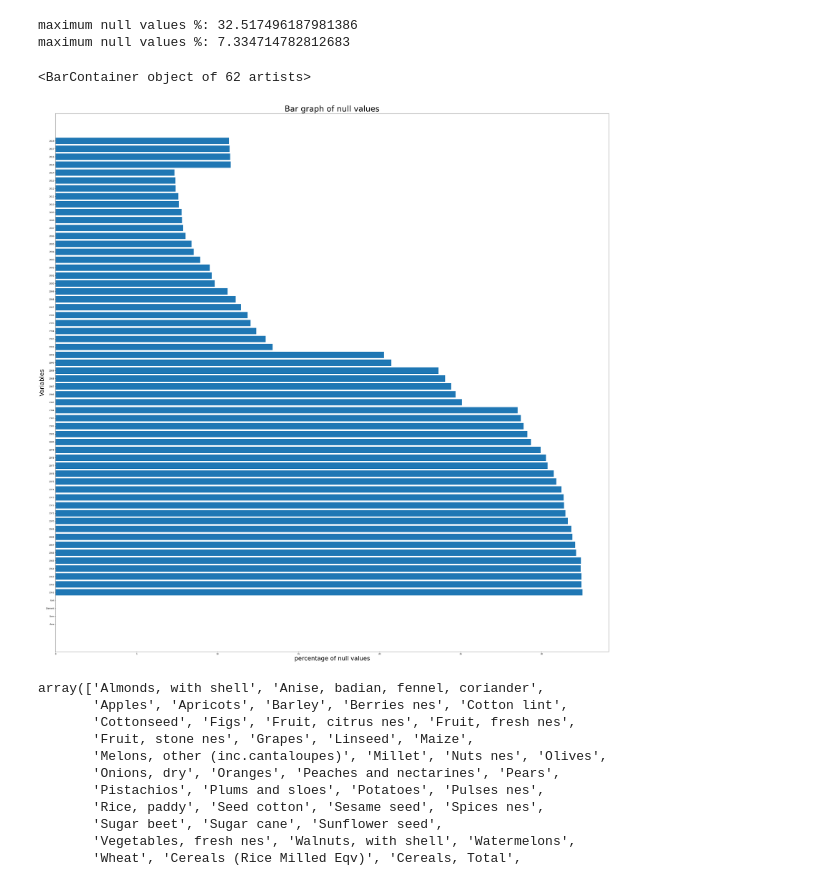
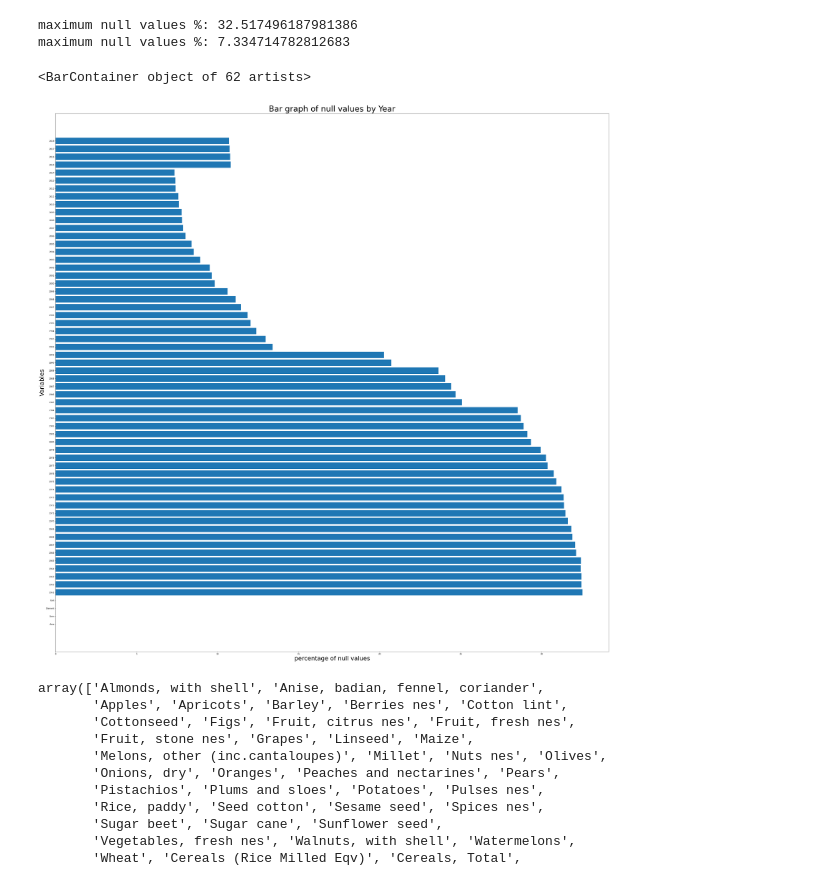
Before and after one commit to vishalgardas/FAO, a Jupyter notebook: FAO.ipynb, the cells around one changed output. Cells and saved outputs as stored; diff of their text form; code cells hidden in the pictures.

```diff
--- a/FAO.ipynb
+++ b/FAO.ipynb
@@ -124,13 +124,13 @@ maximum null values %: 7.334714782812683
 # %%
 #exploratory graph for variavles vs percentage_null_vales
 fig = plt.figure(1, figsize=(50,50))
-plt.title("Bar graph of null values", fontsize=40)
+plt.title("Bar graph of null values by Year", fontsize=40)
 plt.xlabel('percentage of null values', fontsize=30)
 plt.ylabel('Variables', fontsize=30)
 plt.barh(data.columns, percentage_null_vales)
 # %% [output]
 <BarContainer object of 62 artists>
-[figure, old version]
+[figure, new version]
 # %%
 #Unique crops grwon across the world
 data['Item'].unique()
```
Also changed, not shown: parts of 27 cells of this notebook, 1 other file.
